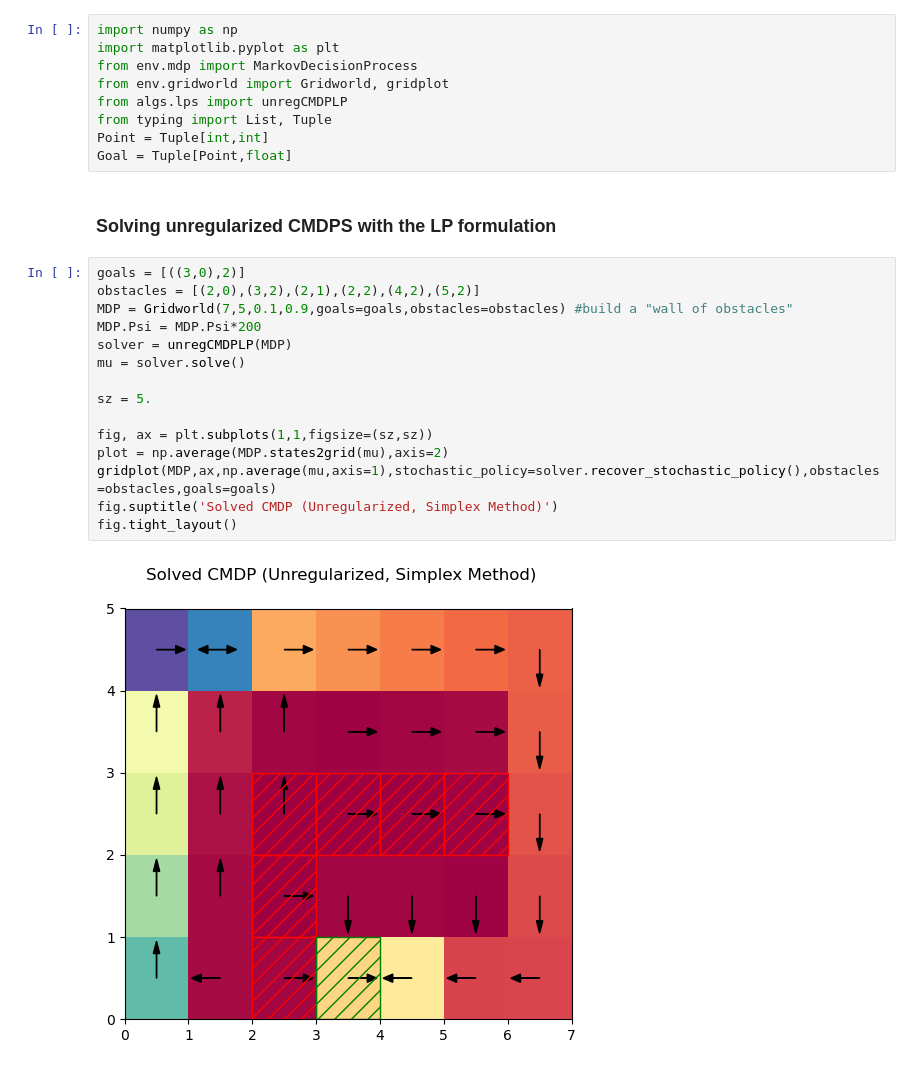
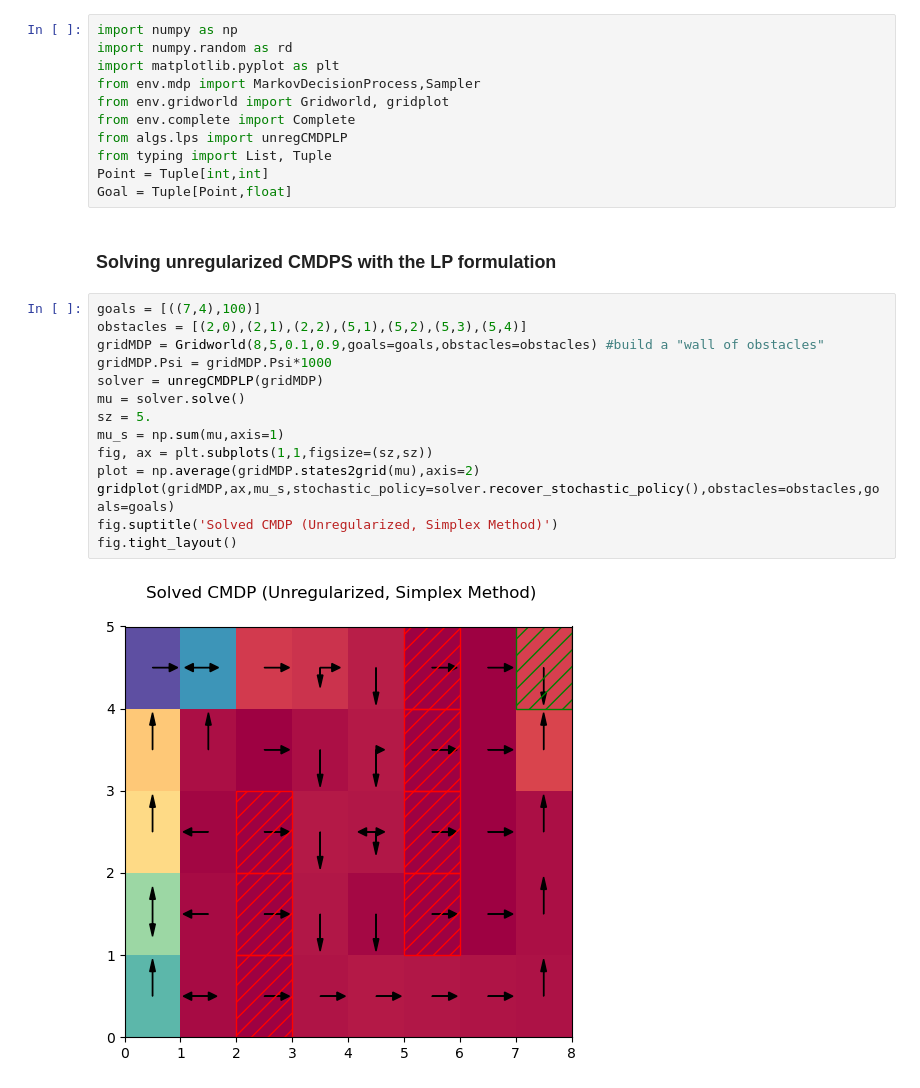
Before and after one commit to RenardDesNeiges/CIRL_Experiments, a Jupyter notebook: cmdps.ipynb, the cells around one changed output. Drawn from its saved outputs; the diff is of its cells as text.

```diff
--- a/cmdps.ipynb
+++ b/cmdps.ipynb
@@ -1,8 +1,10 @@
 # %%
 import numpy as np
+import numpy.random as rd
 import matplotlib.pyplot as plt
-from env.mdp import MarkovDecisionProcess
+from env.mdp import MarkovDecisionProcess,Sampler
 from env.gridworld import Gridworld, gridplot
+from env.complete import Complete
 from algs.lps import unregCMDPLP
 from typing import List, Tuple
 Point = Tuple[int,int]
@@ -10,19 +12,18 @@ Goal = Tuple[Point,float]
 # %% [markdown]
 ### Solving unregularized CMDPS with the LP formulation
 # %%
-goals = [((3,0),2)]
-obstacles = [(2,0),(3,2),(2,1),(2,2),(4,2),(5,2)]
-MDP = Gridworld(7,5,0.1,0.9,goals=goals,obstacles=obstacles) #build a "wall of obstacles"
-MDP.Psi = MDP.Psi*200
-solver = unregCMDPLP(MDP)
+goals = [((7,4),100)]
+obstacles = [(2,0),(2,1),(2,2),(5,1),(5,2),(5,3),(5,4)]
+gridMDP = Gridworld(8,5,0.1,0.9,goals=goals,obstacles=obstacles) #build a "wall of obstacles"
+gridMDP.Psi = gridMDP.Psi*1000
+solver = unregCMDPLP(gridMDP)
 mu = solver.solve()
-
 sz = 5.
-
+mu_s = np.sum(mu,axis=1)
 fig, ax = plt.subplots(1,1,figsize=(sz,sz))
-plot = np.average(MDP.states2grid(mu),axis=2)
-gridplot(MDP,ax,np.average(mu,axis=1),stochastic_policy=solver.recover_stochastic_policy(),obstacles=obstacles,goals=goals)
+plot = np.average(gridMDP.states2grid(mu),axis=2)
+gridplot(gridMDP,ax,mu_s,stochastic_policy=solver.recover_stochastic_policy(),obstacles=obstacles,goals=goals)
 fig.suptitle('Solved CMDP (Unregularized, Simplex Method)')
 fig.tight_layout()
 # %% [output]
-[figure, old version]
+[figure, new version]
```
Also changed, not shown: parts of 3 cells of this notebook, 4 other files.
